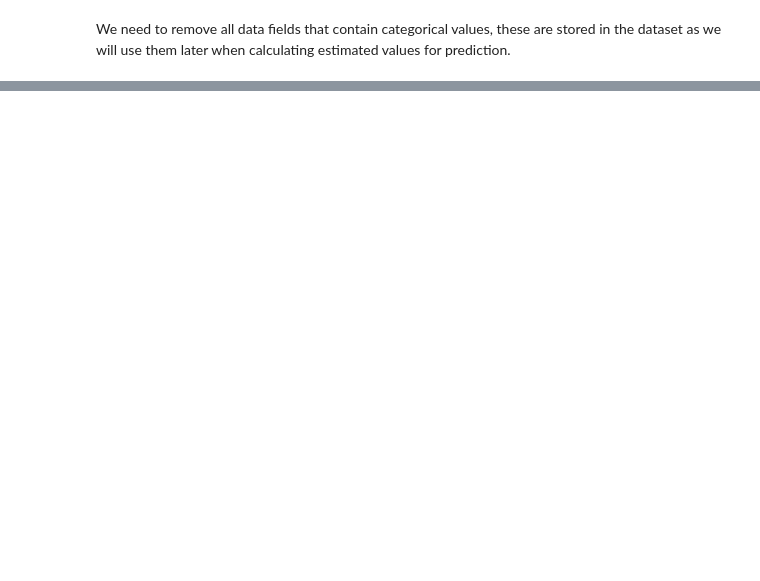
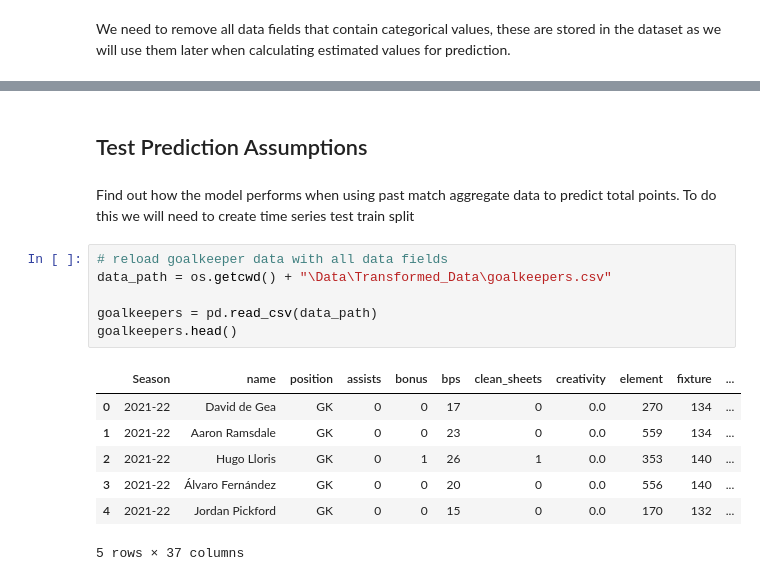
Before and after one commit to hledwards33/FPL_Predictive_Team_Selection, a Jupyter notebook: Goalkeeper Model.ipynb, the cells around one changed output, grey strips where cells are left out. Cells and saved outputs as stored; diff of their text form; blank space fills up the shorter version.

```diff
--- a/Goalkeeper Model.ipynb
+++ b/Goalkeeper Model.ipynb
@@ -83,0 +117,18 @@ X_train, X_test, y_train, y_test = train_test_split(X, y, test_size=0.2, random_
+# %% [markdown]
+<h2>Test Prediction Assumptions </h2>
+# %% [markdown]
+Find out how the model performs when using past match aggregate data to predict total points. To do this we will need to create time series test train split
+# %%
+# reload goalkeeper data with all data fields
+data_path = os.getcwd() + "\Data\Transformed_Data\goalkeepers.csv"
+
+goalkeepers = pd.read_csv(data_path)
+goalkeepers.head()
+# %% [output]
+|  | Season | name | position | assists | bonus | bps | clean_sheets | creativity | element | fixture | ... |
+| 0 | 2021-22 | David de Gea | GK | 0 | 0 | 17 | 0 | 0.0 | 270 | 134 | ... |
+| 1 | 2021-22 | Aaron Ramsdale | GK | 0 | 0 | 23 | 0 | 0.0 | 559 | 134 | ... |
+| 2 | 2021-22 | Hugo Lloris | GK | 0 | 1 | 26 | 1 | 0.0 | 353 | 140 | ... |
+| 3 | 2021-22 | Álvaro Fernández | GK | 0 | 0 | 20 | 0 | 0.0 | 556 | 140 | ... |
+| 4 | 2021-22 | Jordan Pickford | GK | 0 | 0 | 15 | 0 | 0.0 | 170 | 132 | ... |
+5 rows × 37 columns
```
Also changed, not shown: parts of 16 cells of this notebook, 4 other files.
